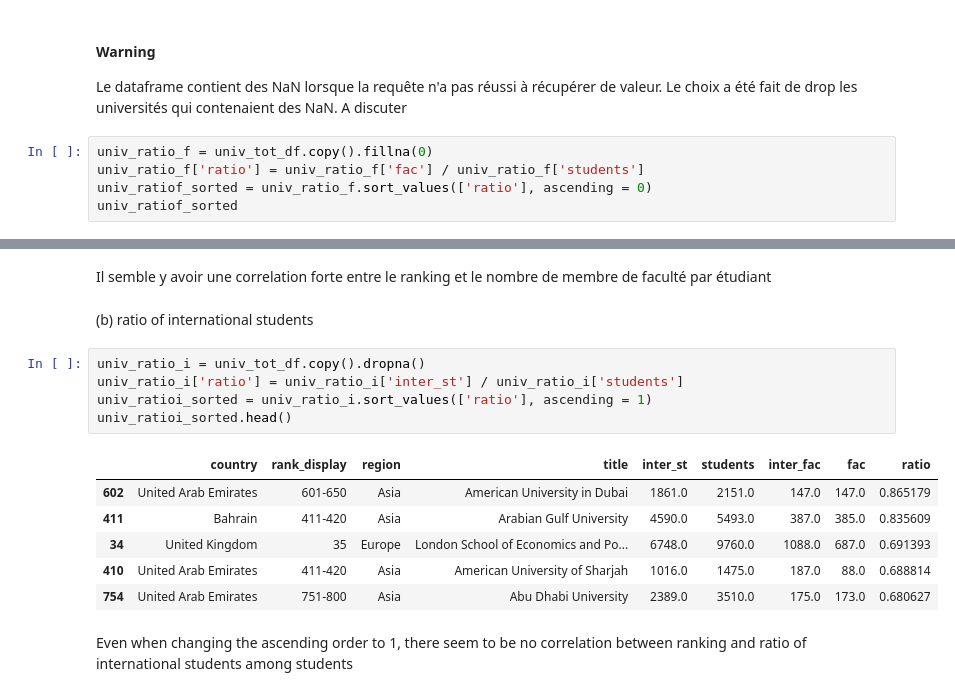
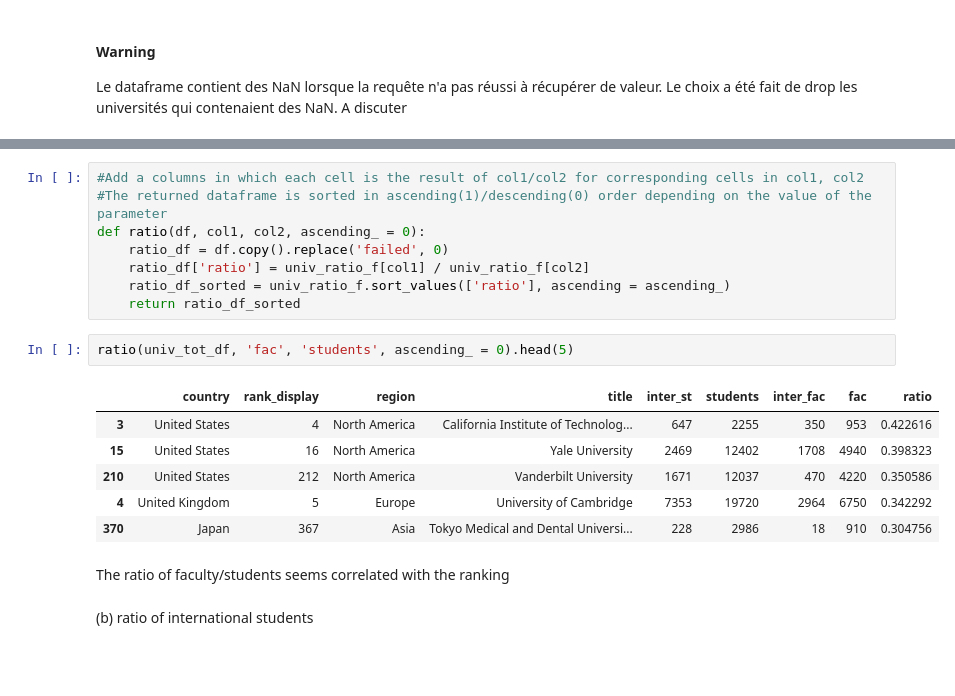
Before and after one commit to IsaacLeimgruber/ADA_labs_repo, a Jupyter notebook: 02 - Data from the Web/hw02_isaac.ipynb, the cells around one changed output, grey strips where cells are left out. Cells and saved outputs as stored; diff of their text form; blank space fills up the shorter version.

```diff
--- a/02 - Data from the Web/hw02_isaac.ipynb
+++ b/02 - Data from the Web/hw02_isaac.ipynb
@@ -362,8 +396,3 @@ Which are the best universities in term of: (a) ratio between faculty members an
 # %% [markdown]
 #### Warning
 Le dataframe contient des NaN lorsque la requête n'a pas réussi à récupérer de valeur. Le choix a été fait de drop les universités qui contenaient des NaN. A discuter
-# %%
-univ_ratio_f = univ_tot_df.copy().fillna(0)
-univ_ratio_f['ratio'] = univ_ratio_f['fac'] / univ_ratio_f['students']
-univ_ratiof_sorted = univ_ratio_f.sort_values(['ratio'], ascending = 0)
-univ_ratiof_sorted
@@ -389,18 +399,21 @@ univ_ratiof_sorted
-# %% [markdown]
-Il semble y avoir une correlation forte entre le ranking et le nombre de membre de faculté par étudiant
+# %%
+#Add a columns in which each cell is the result of col1/col2 for corresponding cells in col1, col2
+#The returned dataframe is sorted in ascending(1)/descending(0) order depending on the value of the parameter
+def ratio(df, col1, col2, ascending_ = 0):
+    ratio_df = df.copy().replace('failed', 0)
+    ratio_df['ratio'] = univ_ratio_f[col1] / univ_ratio_f[col2]
+    ratio_df_sorted = univ_ratio_f.sort_values(['ratio'], ascending = ascending_)
+    return ratio_df_sorted
+# %%
+ratio(univ_tot_df, 'fac', 'students', ascending_ = 0).head(5)
+# %% [output]
+|  | country | rank_display | region | title | inter_st | students | inter_fac | fac | ratio |
+| 3 | United States | 4 | North America | California Institute of Technolog... | 647 | 2255 | 350 | 953 | 0.422616 |
+| 15 | United States | 16 | North America | Yale University | 2469 | 12402 | 1708 | 4940 | 0.398323 |
+| 210 | United States | 212 | North America | Vanderbilt University | 1671 | 12037 | 470 | 4220 | 0.350586 |
+| 4 | United Kingdom | 5 | Europe | University of Cambridge | 7353 | 19720 | 2964 | 6750 | 0.342292 |
+| 370 | Japan | 367 | Asia | Tokyo Medical and Dental Universi... | 228 | 2986 | 18 | 910 | 0.304756 |
+# %% [markdown]
+The ratio of faculty/students seems correlated with the ranking
 # %% [markdown]
 (b) ratio of international students
-# %%
-univ_ratio_i = univ_tot_df.copy().dropna()
-univ_ratio_i['ratio'] = univ_ratio_i['inter_st'] / univ_ratio_i['students']
-univ_ratioi_sorted = univ_ratio_i.sort_values(['ratio'], ascending = 1)
-univ_ratioi_sorted.head()
-# %% [output]
-|  | country | rank_display | region | title | inter_st | students | inter_fac | fac | ratio |
-| 602 | United Arab Emirates | 601-650 | Asia | American University in Dubai | 1861.0 | 2151.0 | 147.0 | 147.0 | 0.865179 |
-| 411 | Bahrain | 411-420 | Asia | Arabian Gulf University | 4590.0 | 5493.0 | 387.0 | 385.0 | 0.835609 |
-| 34 | United Kingdom | 35 | Europe | London School of Economics and Po... | 6748.0 | 9760.0 | 1088.0 | 687.0 | 0.691393 |
-| 410 | United Arab Emirates | 411-420 | Asia | American University of Sharjah | 1016.0 | 1475.0 | 187.0 | 88.0 | 0.688814 |
-| 754 | United Arab Emirates | 751-800 | Asia | Abu Dhabi University | 2389.0 | 3510.0 | 175.0 | 173.0 | 0.680627 |
-# %% [markdown]
-Even when changing the ascending order to 1, there seem to be no correlation between ranking and ratio of international students among students
```
Also changed, not shown: parts of 15 cells of this notebook.
